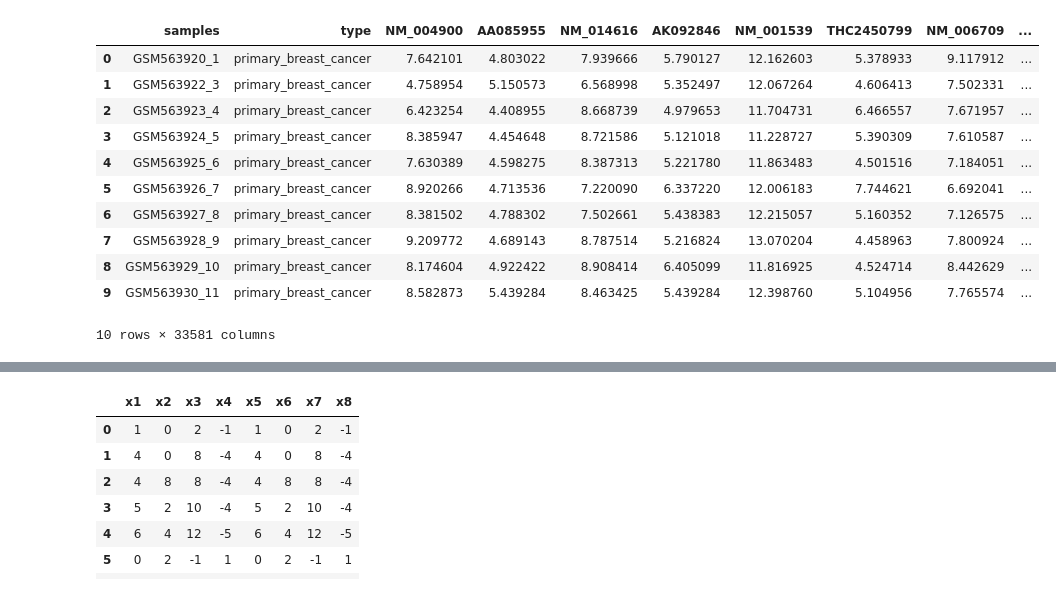
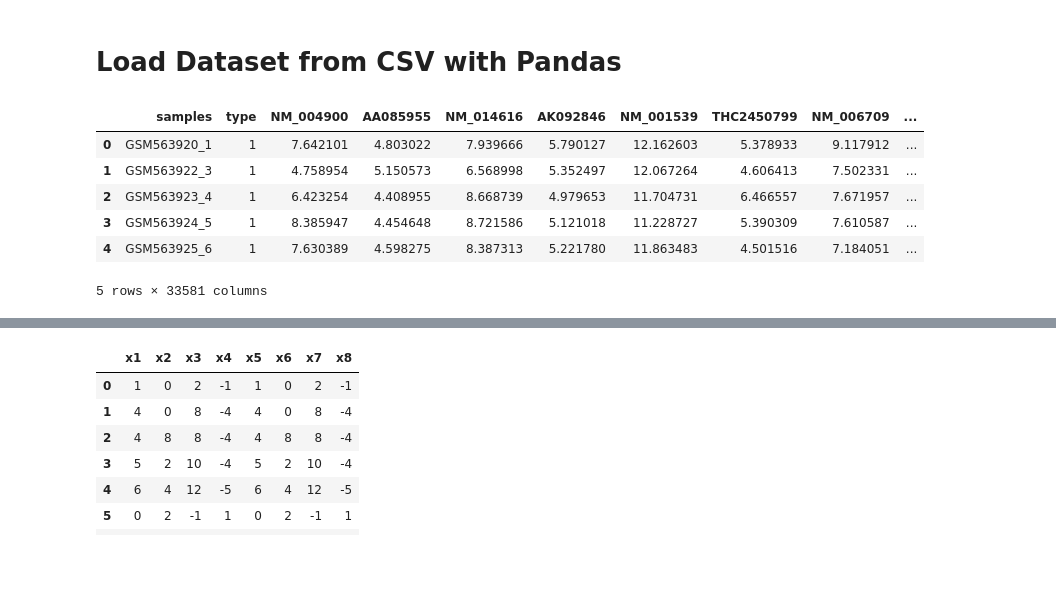
Before and after one commit to Natalia-Rodrigo/Mid_bootcam_project, a Jupyter notebook: notebooks/Minh_transformed_data_model.ipynb, the cells around one changed output, grey strips where cells are left out. Drawn from its saved outputs; the diff is of its cells as text; code cells hidden in the pictures; blank space fills up the shorter version.

```diff
--- a/notebooks/Minh_transformed_data_model.ipynb
+++ b/notebooks/Minh_transformed_data_model.ipynb
@@ -8,19 +36,22 @@ import functions
+# %% [markdown]
+# Load Dataset from CSV with Pandas
 # %%
-# load the gene expression dataset GSE22820
+# load the gene expression datasets GSE...
+DataSet1 = '../Raw_Data/Breast_GSE22820.csv'
+DataSet2 = '../Raw_Data/Breast_GSE38959.csv'
 
-path = '/Users/minhnguyen/IronHack2023-2024/Bootcamp/Labs/5_Mid_bootcamp_project_venv/data/Breast_GSE22820.csv'
-df = pd.read_csv(path)
-df.head(10)
+df = pd.read_csv(DataSet1)
+df.head()
+
+# change type values to 1 = 'primary_breast_cancer', and 0 = 'normal'
+df.replace(to_replace = 'primary_breast_cancer', value = '1', inplace = True)
+df.replace(to_replace = 'normal', value = '0', inplace = True)
+df.head()
 # %% [output]
 |  | samples | type | NM_004900 | AA085955 | NM_014616 | AK092846 | NM_001539 | THC2450799 | NM_006709 | ... |
-| 0 | GSM563920_1 | primary_breast_cancer | 7.642101 | 4.803022 | 7.939666 | 5.790127 | 12.162603 | 5.378933 | 9.117912 | ... |
-| 1 | GSM563922_3 | primary_breast_cancer | 4.758954 | 5.150573 | 6.568998 | 5.352497 | 12.067264 | 4.606413 | 7.502331 | ... |
-| 2 | GSM563923_4 | primary_breast_cancer | 6.423254 | 4.408955 | 8.668739 | 4.979653 | 11.704731 | 6.466557 | 7.671957 | ... |
-| 3 | GSM563924_5 | primary_breast_cancer | 8.385947 | 4.454648 | 8.721586 | 5.121018 | 11.228727 | 5.390309 | 7.610587 | ... |
-| 4 | GSM563925_6 | primary_breast_cancer | 7.630389 | 4.598275 | 8.387313 | 5.221780 | 11.863483 | 4.501516 | 7.184051 | ... |
-| 5 | GSM563926_7 | primary_breast_cancer | 8.920266 | 4.713536 | 7.220090 | 6.337220 | 12.006183 | 7.744621 | 6.692041 | ... |
-| 6 | GSM563927_8 | primary_breast_cancer | 8.381502 | 4.788302 | 7.502661 | 5.438383 | 12.215057 | 5.160352 | 7.126575 | ... |
-| 7 | GSM563928_9 | primary_breast_cancer | 9.209772 | 4.689143 | 8.787514 | 5.216824 | 13.070204 | 4.458963 | 7.800924 | ... |
-| 8 | GSM563929_10 | primary_breast_cancer | 8.174604 | 4.922422 | 8.908414 | 6.405099 | 11.816925 | 4.524714 | 8.442629 | ... |
-| 9 | GSM563930_11 | primary_breast_cancer | 8.582873 | 5.439284 | 8.463425 | 5.439284 | 12.398760 | 5.104956 | 7.765574 | ... |
+| 0 | GSM563920_1 | 1 | 7.642101 | 4.803022 | 7.939666 | 5.790127 | 12.162603 | 5.378933 | 9.117912 | ... |
+| 1 | GSM563922_3 | 1 | 4.758954 | 5.150573 | 6.568998 | 5.352497 | 12.067264 | 4.606413 | 7.502331 | ... |
+| 2 | GSM563923_4 | 1 | 6.423254 | 4.408955 | 8.668739 | 4.979653 | 11.704731 | 6.466557 | 7.671957 | ... |
+| 3 | GSM563924_5 | 1 | 8.385947 | 4.454648 | 8.721586 | 5.121018 | 11.228727 | 5.390309 | 7.610587 | ... |
+| 4 | GSM563925_6 | 1 | 7.630389 | 4.598275 | 8.387313 | 5.221780 | 11.863483 | 4.501516 | 7.184051 | ... |
-10 rows × 33581 columns
+5 rows × 33581 columns
```
Also changed, not shown: parts of 57 cells of this notebook, 6 other files.
